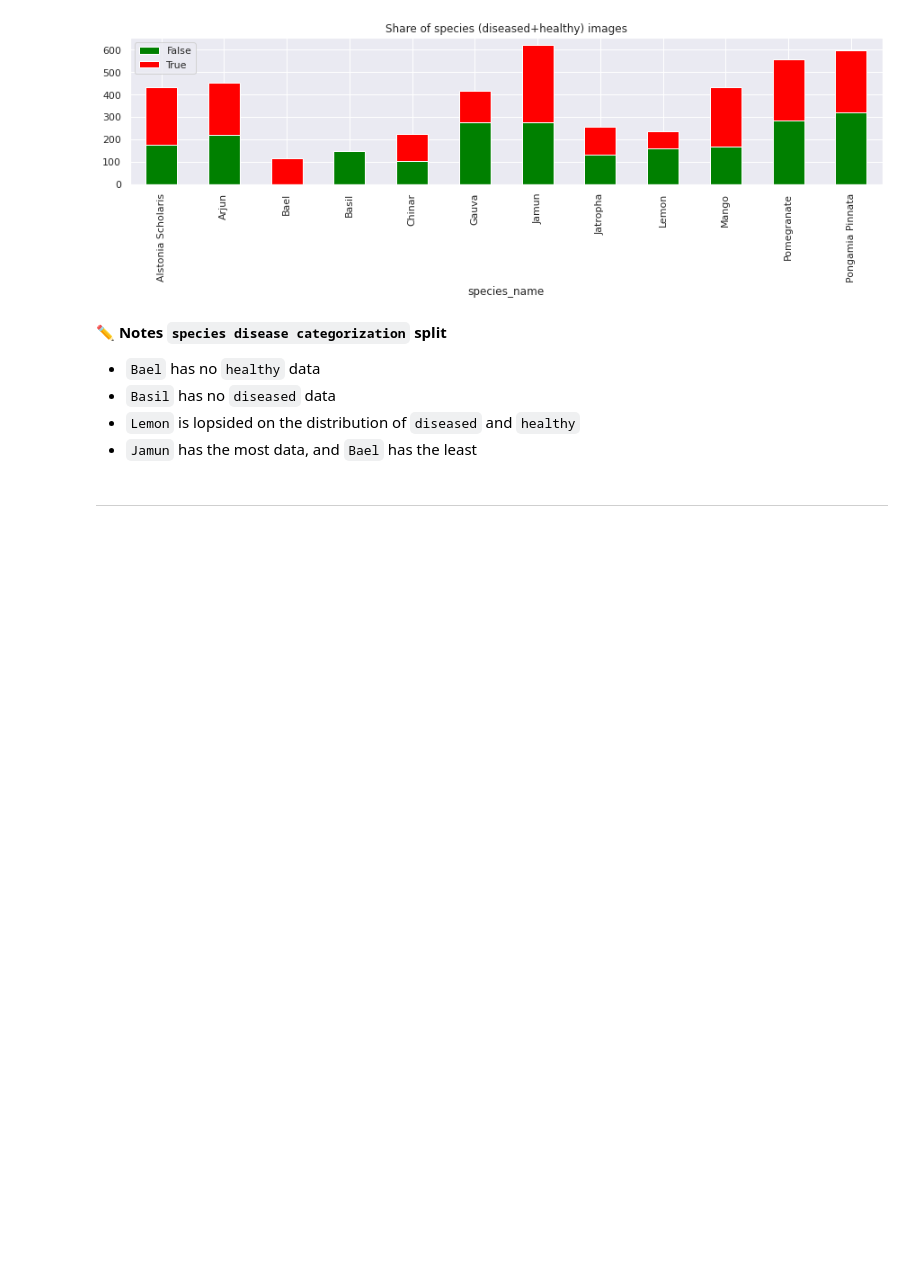
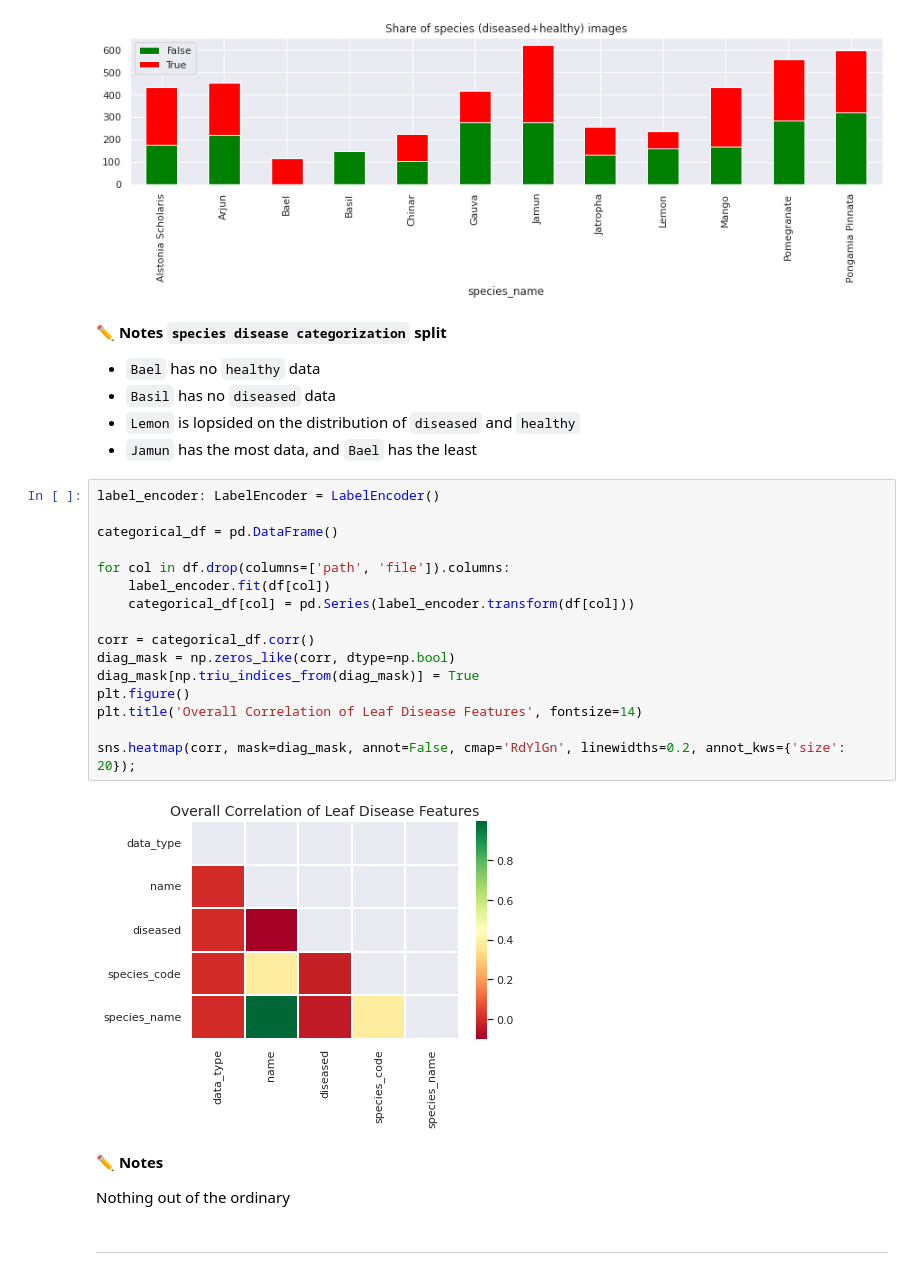
Before and after one commit to cricksmaidiene/leafydex, a Jupyter notebook: notebooks/eda.ipynb, the cells around one changed output. Drawn from its saved outputs; the diff is of its cells as text; blank space fills up the shorter version.

Commit message:
feat (eda): Adds correlation heatmap

```diff
--- a/notebooks/eda.ipynb
+++ b/notebooks/eda.ipynb
@@ -184,6 +188,28 @@ df.groupby(["species_name", "diseased"]).size().unstack().plot(
 * `Basil` has no `diseased` data
 * `Lemon` is lopsided on the distribution of `diseased` and `healthy`
 * `Jamun` has the most data, and `Bael` has the least
+# %%
+label_encoder: LabelEncoder = LabelEncoder()
+
+categorical_df = pd.DataFrame()
+
+for col in df.drop(columns=['path', 'file']).columns:
+    label_encoder.fit(df[col])
+    categorical_df[col] = pd.Series(label_encoder.transform(df[col]))
+
+corr = categorical_df.corr()
+diag_mask = np.zeros_like(corr, dtype=np.bool)
+diag_mask[np.triu_indices_from(diag_mask)] = True
+plt.figure()
+plt.title('Overall Correlation of Leaf Disease Features', fontsize=14)
+
+sns.heatmap(corr, mask=diag_mask, annot=False, cmap='RdYlGn', linewidths=0.2, annot_kws={'size': 20});
+# %% [output]
+[figure, added]
+# %% [markdown]
+**✏️ Notes**
+
+Nothing out of the ordinary
 # %% [markdown]
 ---
 # %% [markdown]
```
Also changed, not shown: parts of 2 cells of this notebook.
